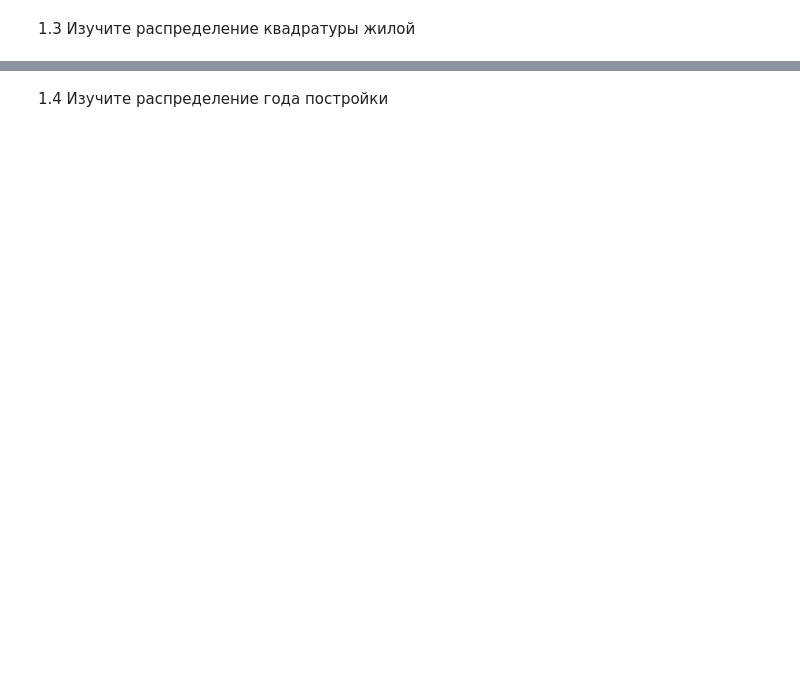
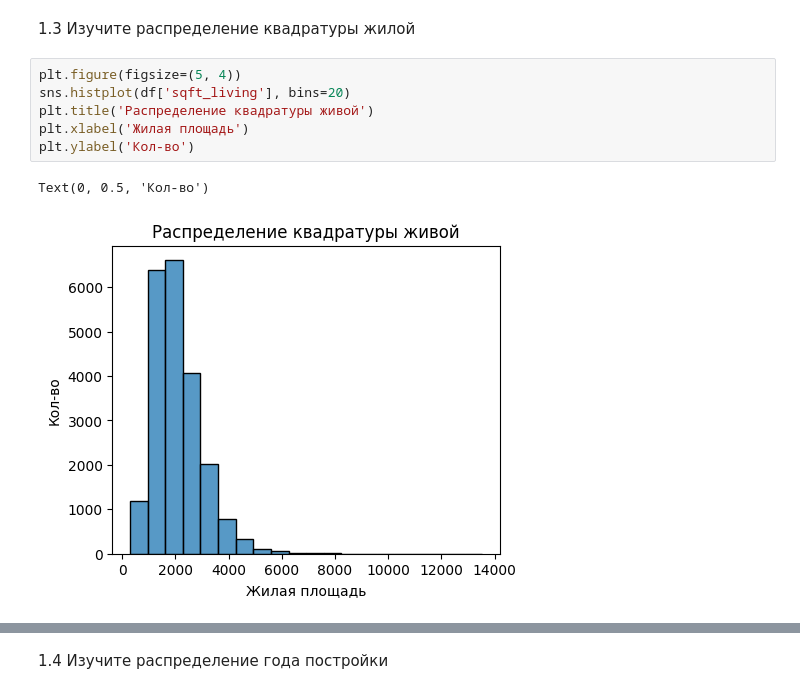
Before and after one commit to BoginskiyVV/Basic_Py, a Jupyter notebook: HW4/Task4.ipynb, the cells around one changed output, grey strips where cells are left out. Cells and saved outputs as stored; diff of their text form; blank space fills up the shorter version.

```diff
--- a/HW4/Task4.ipynb
+++ b/HW4/Task4.ipynb
@@ -12,2 +60,11 @@
 # %% [markdown]
 1.3 Изучите распределение квадратуры жилой
+# %%
+plt.figure(figsize=(5, 4))
+sns.histplot(df['sqft_living'], bins=20)
+plt.title('Распределение квадратуры живой')
+plt.xlabel('Жилая площадь')
+plt.ylabel('Кол-во')
+# %% [output]
+Text(0, 0.5, 'Кол-во')
+[figure, added]
```
Also changed, not shown: parts of 14 cells of this notebook.
